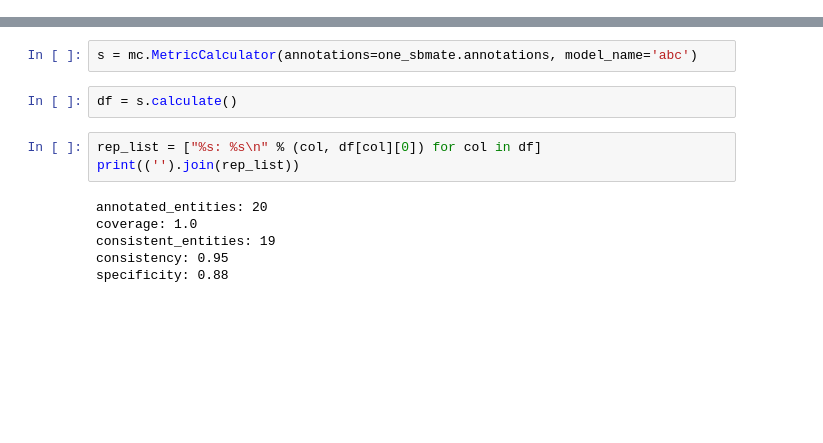
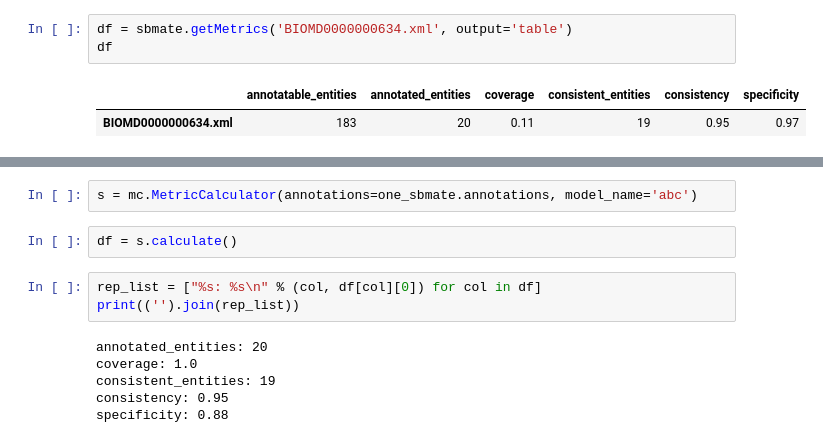
Before and after one commit to woosubs/SBMate, a Jupyter notebook: notebooks/sbmate_demo.ipynb, the cells around one changed output, grey strips where cells are left out. Drawn from its saved outputs; the diff is of its cells as text; blank space fills up the shorter version.

```diff
--- a/notebooks/sbmate_demo.ipynb
+++ b/notebooks/sbmate_demo.ipynb
@@ -29,0 +23,6 @@ table = sbmate_1.getMetrics([BIOMD_12, BIOMD_13], output='table')
+# %%
+df = sbmate.getMetrics('BIOMD0000000634.xml', output='table')
+df
+# %% [output]
+|  | annotatable_entities | annotated_entities | coverage | consistent_entities | consistency | specificity |
+| BIOMD0000000634.xml | 183 | 20 | 0.11 | 19 | 0.95 | 0.97 |
```
Also changed, not shown: parts of 17 cells of this notebook, 5 other files.
